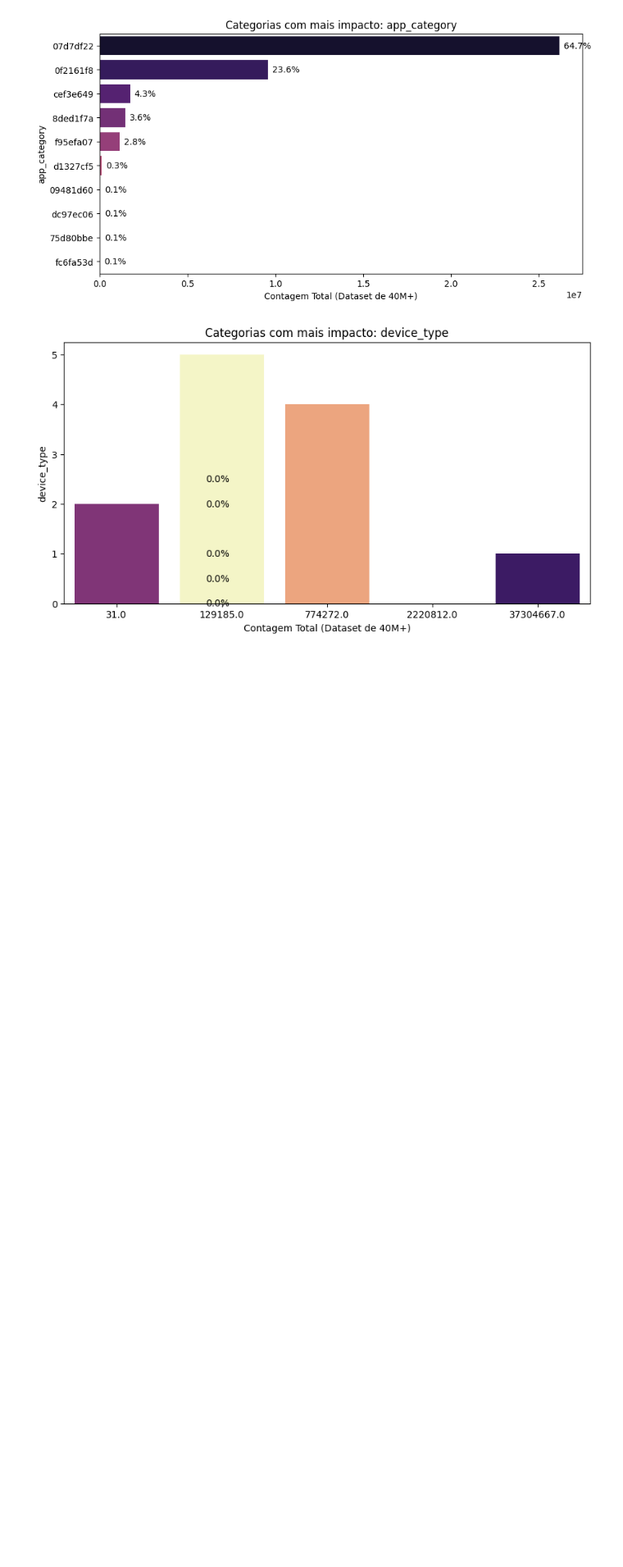
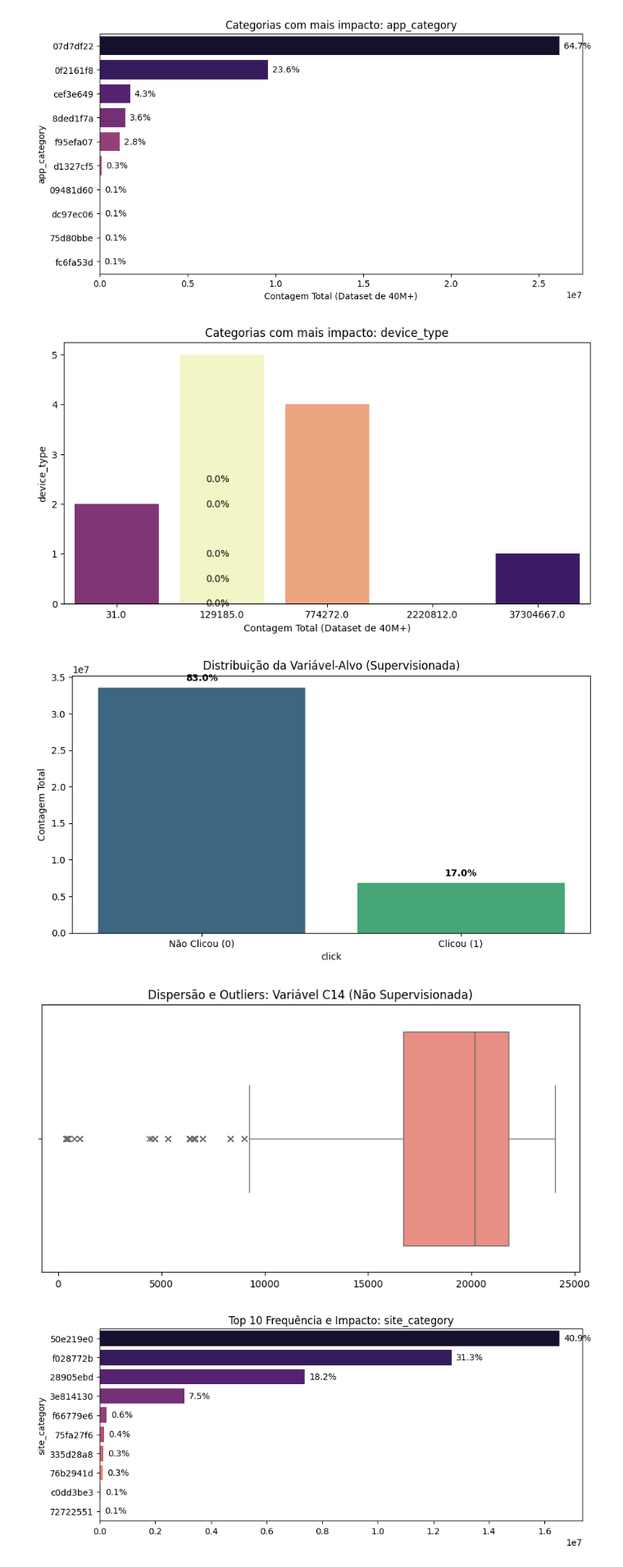
Before and after one commit to BernardoFernandes7/Projeto-Final, a Jupyter notebook: notebooks/projeto-cdg.ipynb, the cells around one changed output. Shown at 82% size. Drawn from its saved outputs; the diff is of its cells as text; code cells hidden in the pictures; blank space fills up the shorter version.

Commit message:
Kaggle Notebook | PROJETO CDG | aula_7

```diff
--- a/notebooks/projeto-cdg.ipynb
+++ b/notebooks/projeto-cdg.ipynb
@@ -458,3 +458,71 @@ for col in cols_categoricas:
 [figure]
 [figure]
 [figure]
+# %%
+# Configurações do Dataset
+file_path = "/kaggle/input/datasets/madhu41289/avazu-ctr-prediction-exp/train/train.csv"
+chunk_size = 2000000
+
+# Colunas críticas para os requisitos da professora
+cols_numericas = ['C1', 'banner_pos', 'C14', 'C15', 'C16', 'click']
+cols_categoricas = ['site_category', 'app_category', 'device_type']
+
+# Inicializar contadores globais
+counts_num = {col: pd.Series(dtype='int64') for col in cols_numericas}
+counts_cat = {col: pd.Series(dtype='int64') for col in cols_categoricas}
+
+for chunk in pd.read_csv(file_path, chunksize=chunk_size, usecols=cols_numericas + cols_categoricas):
+    # Agregar variáveis numéricas e alvo (click)
+    for col in cols_numericas:
+        counts_num[col] = counts_num[col].add(chunk[col].value_counts(), fill_value=0)
+
+    # Agregar variáveis categóricas
+    for col in cols_categoricas:
+        counts_cat[col] = counts_cat[col].add(chunk[col].value_counts(), fill_value=0)
+
+# --- A. APRENDIZAGEM SUPERVISIONADA: Equilíbrio de Classes ---
+if 'click' in counts_num:
+    plt.figure(figsize=(10, 5))
+    click_data = counts_num['click']
+    total = click_data.sum()
+
+    ax = sns.barplot(x=click_data.index, y=click_data.values, hue=click_data.index, palette='viridis', legend=False)
+
+    for p in ax.patches:
+        perc = '{:.1f}%'.format(100 * p.get_height()/total)
+        ax.annotate(perc, (p.get_x() + p.get_width() / 2., p.get_height()), ha='center', va='center', xytext=(0, 10), textcoords='offset points', fontweight='bold')
+
+    plt.title('Distribuição da Variável-Alvo (Supervisionada)')
+    plt.xticks([0, 1], ['Não Clicou (0)', 'Clicou (1)'])
+    plt.ylabel('Contagem Total')
+    plt.show()
+
+# --- B. APRENDIZAGEM NÃO SUPERVISIONADA: Dispersão e Outliers ---
+# Usamos a C14 como exemplo de variável com alta variância
+plt.figure(figsize=(10, 5))
+v_c14 = counts_num['C14'].index.values
+w_c14 = counts_num['C14'].values
+amostra_c14 = np.repeat(v_c14, w_c14.astype(int) // 5000) # Amostra para fluidez
+
+sns.boxplot(x=amostra_c14, color='salmon', flierprops={"marker": "x", "markerfacecolor": "red"})
+plt.title('Dispersão e Outliers: Variável C14 (Não Supervisionada)')
+plt.show()
+
+# --- C. ANÁLISE CATEGÓRICA: Frequência e Impacto ---
+for col in ['site_category', 'device_type']:
+    plt.figure(figsize=(10, 4))
+    top_10 = counts_cat[col].sort_values(ascending=False).head(10)
+    total_col = counts_cat[col].sum()
+
+    ax = sns.barplot(x=top_10.values, y=top_10.index, hue=top_10.index, palette='magma', legend=False)
+
+    for p in ax.patches:
+        percentage = '{:.1f}%'.format(100 * p.get_width()/total_col)
+        ax.annotate(percentage, (p.get_width(), p.get_y() + p.get_height() / 2), xytext=(5, 0), textcoords='offset points', va='center')
+
+    plt.title(f'Top 10 Frequência e Impacto: {col}')
+    plt.show()
+# %% [output]
+[figure, added]
+[figure, added]
+[figure, added]
```
Also changed, not shown: parts of 3 cells of this notebook.
